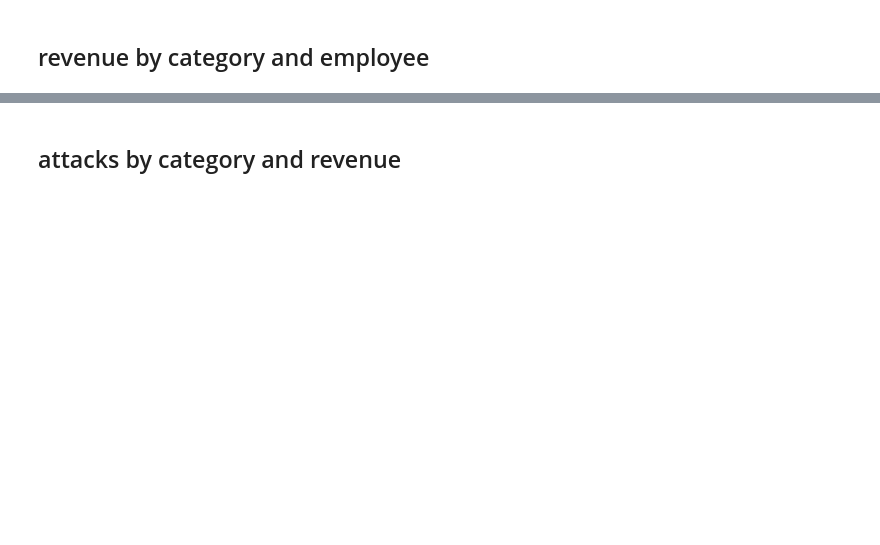
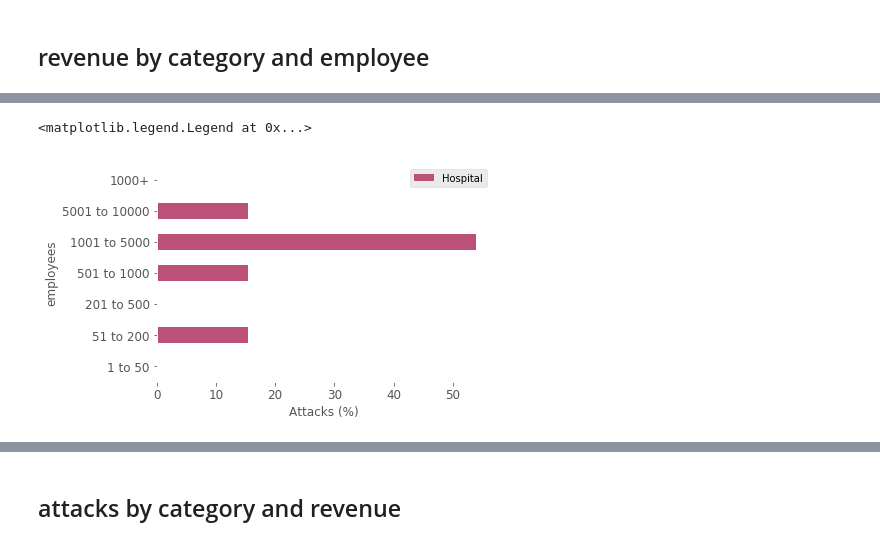
Before and after one commit to MelanieU/cyberattacks_in_healthcare, a Jupyter notebook: Analysis/glassdoor_analysis.ipynb, the cells around one changed output, grey strips where cells are left out. Cells and saved outputs as stored; diff of their text form; code cells hidden in the pictures; blank space fills up the shorter version.

```diff
--- a/Analysis/glassdoor_analysis.ipynb
+++ b/Analysis/glassdoor_analysis.ipynb
@@ -96,0 +86,16 @@ plt.legend(loc='best')
+# %%
+# Attacks by employees in hospitals
+hospitals_grouped = pd.DataFrame({'employees':['1 to 50','51 to 200', '201 to 500','501 to 1000', '1001 to 5000', '5001 to 10000', '1000+'],
+                                 'Number Attacks': [0, 2, 0, 2, 7, 2,0]})
+hospitals_grouped['Hospital'] = (hospitals_grouped['Number Attacks']*100)/13
+
+
+hospitals_grouped.set_index('employees')['Hospital'].plot.barh(color = ['#bb5179'], rot = 0, fontsize=12).set_facecolor('white')
+
+
+
+plt.xlabel('Attacks (%)')
+plt.legend(loc='best')
+# %% [output]
+<matplotlib.legend.Legend at 0x...>
+[figure, added]
```
Also changed, not shown: parts of 6 cells of this notebook, 2 other files.
